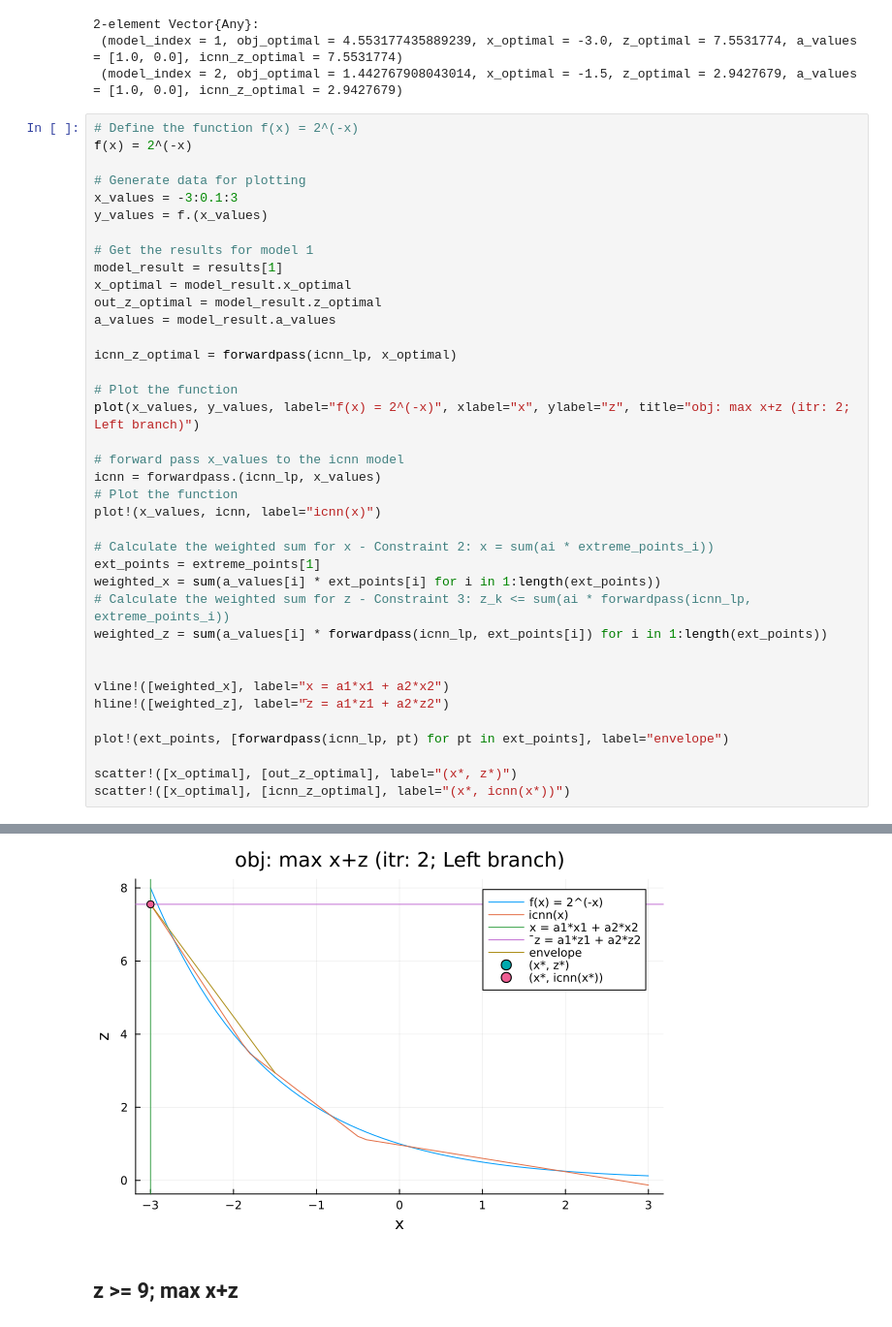
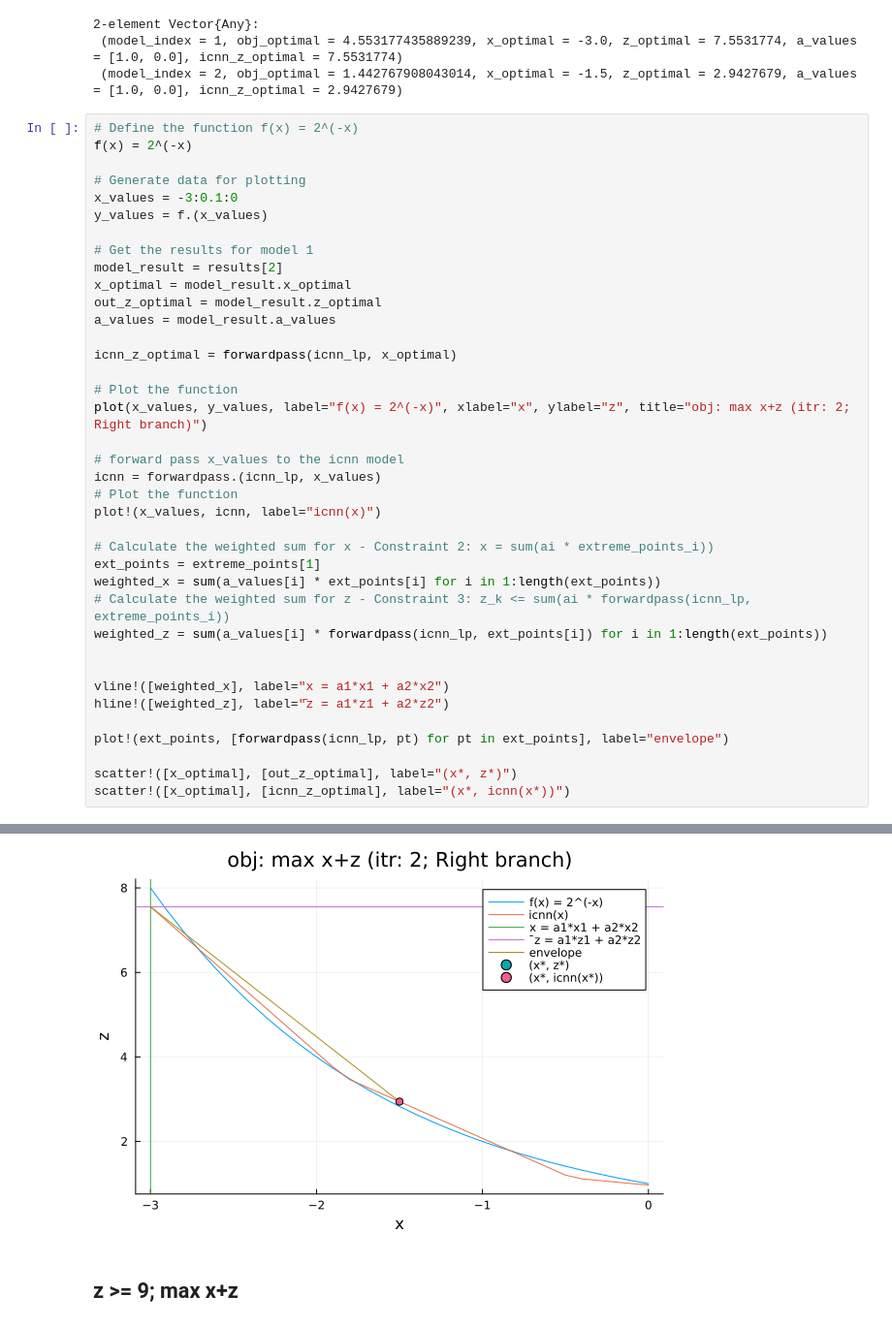
Before and after one commit to gamma-opt/icnn, a Jupyter notebook: example_2D.ipynb, the cells around one changed output, grey strips where cells are left out. Shown at 97% size. Drawn from its saved outputs; the diff is of its cells as text.

Commit message:
Add more visualisation on 1D input example

```diff
--- a/example_2D.ipynb
+++ b/example_2D.ipynb
@@ -1103,11 +1221,11 @@ a values:
 f(x) = 2^(-x)
 
 # Generate data for plotting
-x_values = -3:0.1:3
+x_values = -3:0.1:0
 y_values = f.(x_values)
 
 # Get the results for model 1
-model_result = results[1]
+model_result = results[2]
 x_optimal = model_result.x_optimal
 out_z_optimal = model_result.z_optimal
 a_values = model_result.a_values
@@ -1115,7 +1233,7 @@ a_values = model_result.a_values
 icnn_z_optimal = forwardpass(icnn_lp, x_optimal)
 
 # Plot the function
-plot(x_values, y_values, label="f(x) = 2^(-x)", xlabel="x", ylabel="z", title="obj: max x+z (itr: 2; Left branch)")
+plot(x_values, y_values, label="f(x) = 2^(-x)", xlabel="x", ylabel="z", title="obj: max x+z (itr: 2; Right branch)")
 
 # forward pass x_values to the icnn model
 icnn = forwardpass.(icnn_lp, x_values)
@@ -1153,8 +1271,8 @@ Warning: -/+Inf bounds detected on at least 5 variables. Initializing with value
 *** Alpine ended with status OPTIMAL ***
 Warning: -/+Inf bounds detected on at least 5 variables. Initializing with values -/+1.0e6. This may affect global optimal values and run times.
 
 *** Alpine ended with status OPTIMAL ***
-[figure, old version]
+[figure, new version]
 # %% [markdown]
 ## z >= 9; max x+z
 # %%
```
Also changed, not shown: parts of 6 cells of this notebook.
